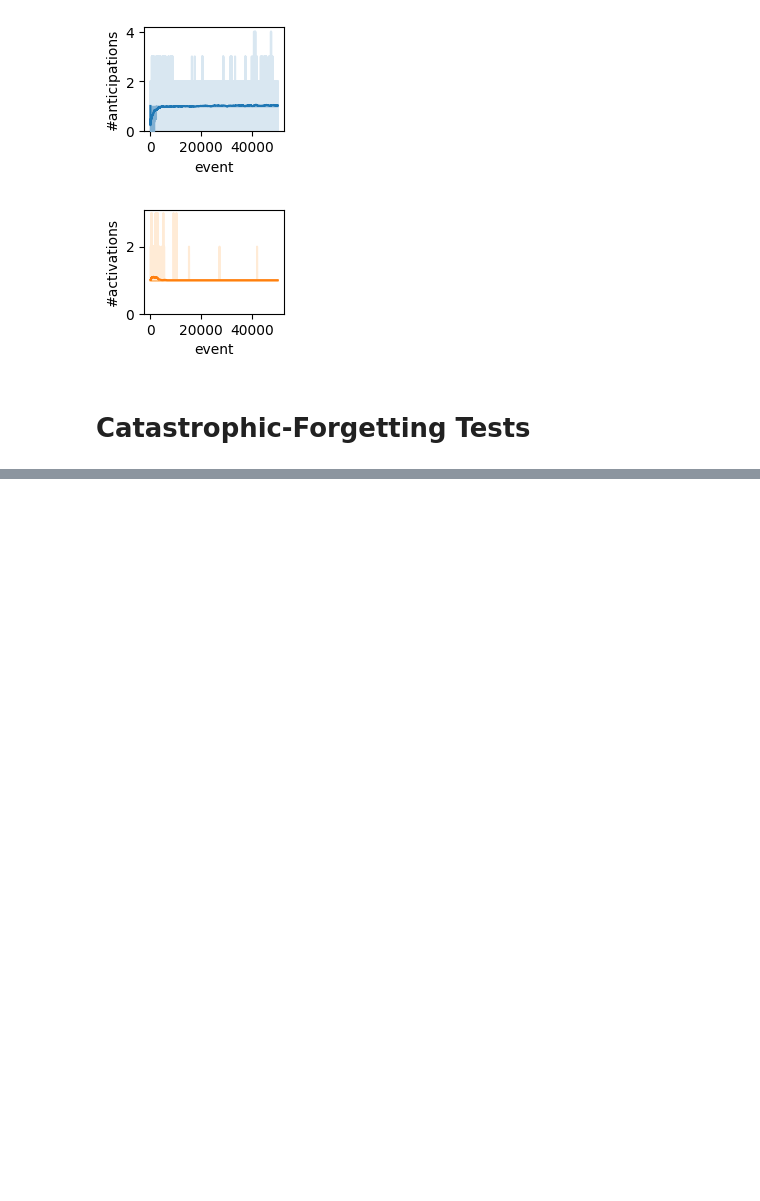
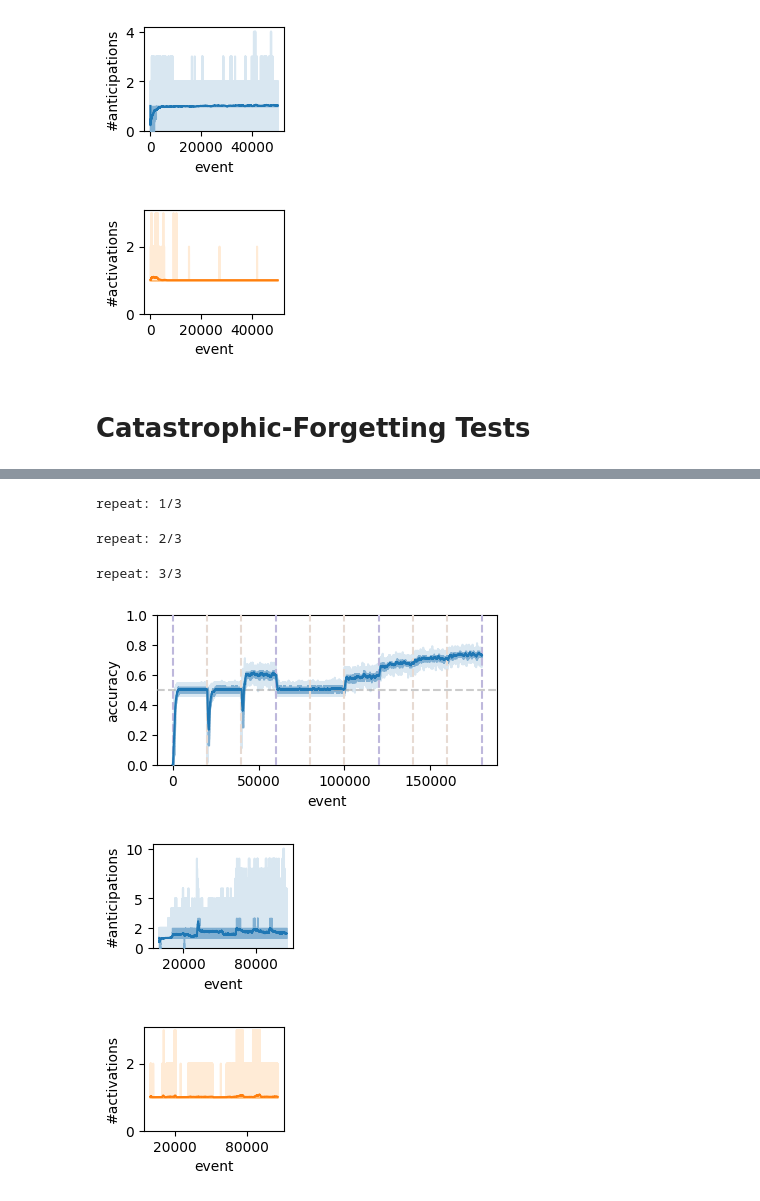
Before and after one commit to bowen-xu/SeL-NAL, a Jupyter notebook: tests.ipynb, the cells around one changed output, grey strips where cells are left out. Cells and saved outputs as stored; diff of their text form; code cells hidden in the pictures; blank space fills up the shorter version.

```diff
--- a/tests.ipynb
+++ b/tests.ipynb
@@ -167,7 +167,7 @@ def generate_seqs(length, n_patterns, n_types=26):
 def test_capacity(length, n_patterns, n_types=26, n_nodes=10):
     root_cache = Path('./cache')
     root_cache.mkdir(parents=True, exist_ok=True)
-    file_cache = root_cache/f"daatset_capacity-test_{length}_{n_patterns}_{n_types}.pkl"
+    file_cache = root_cache/f"dataset_capacity-test_{length}_{n_patterns}_{n_types}.pkl"
     if not file_cache.exists():
         seqs = generate_seqs(length, n_patterns, n_types)
         D_train, D_test, dictionary = generate_dataset(seqs, length*n_patterns*200, 1000, n_chars=n_types)
@@ -339,0 +465,58 @@ plt.show()
+# %%
+n_episodes = 3
+n_repeats = 3
+length=10
+n_patterns = 10
+n_samples = 200
+n_types=1000
+accuracies_cf2, g_cf2, n_anticipations_cf2 = test_catastrophic_forgetting(length, n_patterns, 16, n_episodes=n_episodes, n_repeats=n_repeats, n_samples=n_samples, n_types=n_types)
+# %% [output]
+repeat: 1/3
+repeat: 2/3
+repeat: 3/3
+# %%
+plt.figure(figsize=(4,2))
+# plt.figure()
+plt.subplots_adjust(left=0.15, right=1.0, top=0.95, bottom=0.2)
+plot_curve(accuracies_cf2, y_bottom=0, y_top=1, label="all")
+plt.axhline(0.5, color='#999999', alpha=0.5, linestyle='--', zorder=5)
+period = length*n_patterns*n_samples
+for i in range(0, n_repeats*n_episodes+1):
+    if i%n_episodes == 0:
+        # plt.axvline(period*i, color='r', alpha=0.5, linestyle='--', zorder=5)
+        plt.axvline(period*i, color='#BEB8DC', alpha=1, linestyle='--', zorder=5)
+    else:
+        # plt.axvline(period*i, color='g', alpha=0.5, linestyle='--', zorder=5)
+        plt.axvline(period*i, color='#E7DAD2', alpha=1, linestyle='--', zorder=5)
+plt.ylabel("accuracy")
+plt.xlabel("event")
+plt.xticks([0, 50000, 100000, 150000])
+plt.savefig(figures_root/"CatastrophicForgetting"/f"Accuracy-length={length}-n_patterns={n_patterns}-n_types={n_types}-n_nodes={16}-n_repeats={n_repeats}-n_episodes={n_episodes}.pdf")
+plt.savefig(figures_root/"CatastrophicForgetting/svgs"/f"Accuracy-length={length}-n_patterns={n_patterns}-n_types={n_types}-n_nodes={16}-n_repeats={n_repeats}-n_episodes={n_episodes}.svg")
+
+plt.figure(figsize=(2,1.6))
+plt.subplots_adjust(left=0.3, right=1.0, top=0.95, bottom=0.3)
+plot_curve((pair[0]/pair[1] for pair in n_anticipations_cf2), y_bottom=0)
+# plt.axhline(1, color='#999999', alpha=0.5, linestyle='--', zorder=5)
+plt.yticks([0,2,5,10])
+plt.ylabel("#anticipations")
+plt.xlabel("event")
+plt.xticks([20000, 80000])
+plt.savefig(figures_root/"CatastrophicForgetting"/f"Anticipations-length={length}-n_patterns={n_patterns}-n_types={n_types}-n_nodes={16}-n_repeats={n_repeats}-n_episodes={n_episodes}.pdf")
+plt.savefig(figures_root/"CatastrophicForgetting/svgs"/f"Anticipations-length={length}-n_patterns={n_patterns}-n_types={n_types}-n_nodes={16}-n_repeats={n_repeats}-n_episodes={n_episodes}.svg")
+
+plt.figure(figsize=(2,1.6))
+plt.subplots_adjust(left=0.3, right=1.0, top=0.95, bottom=0.3)
+plot_curve((pair[1] for pair in n_anticipations_cf2), color="#FF7F0E", color2="#FFBE7A", y_bottom=0)
+# plt.axhline(1, color='#999999', alpha=0.5, linestyle='--', zorder=5)
+plt.ylabel("#activations")
+plt.xlabel("event")
+plt.xticks([20000, 80000])
+plt.savefig(figures_root/"CatastrophicForgetting"/f"Activations-length={length}-n_patterns={n_patterns}-n_types={n_types}-n_nodes={16}-n_repeats={n_repeats}-n_episodes={n_episodes}.pdf")
+plt.savefig(figures_root/"CatastrophicForgetting/svgs"/f"Activations-length={length}-n_patterns={n_patterns}-n_types={n_types}-n_nodes={16}-n_repeats={n_repeats}-n_episodes={n_episodes}.svg")
+
+plt.show()
+# %% [output]
+[figure, added]
+[figure, added]
+[figure, added]
```
Also changed, not shown: parts of 8 cells of this notebook, 14 other files.
